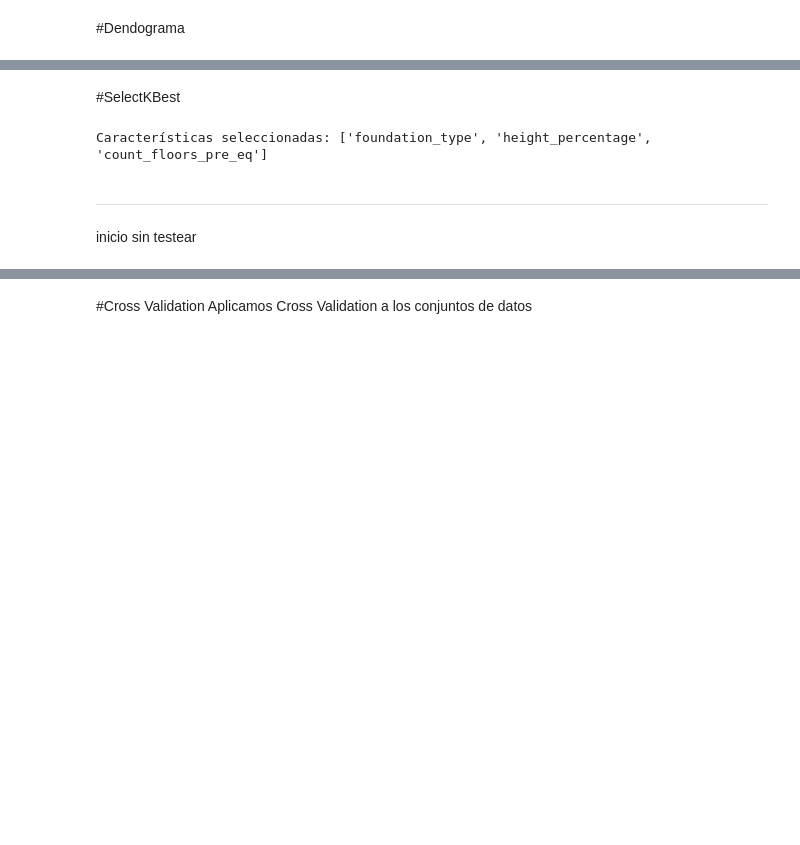
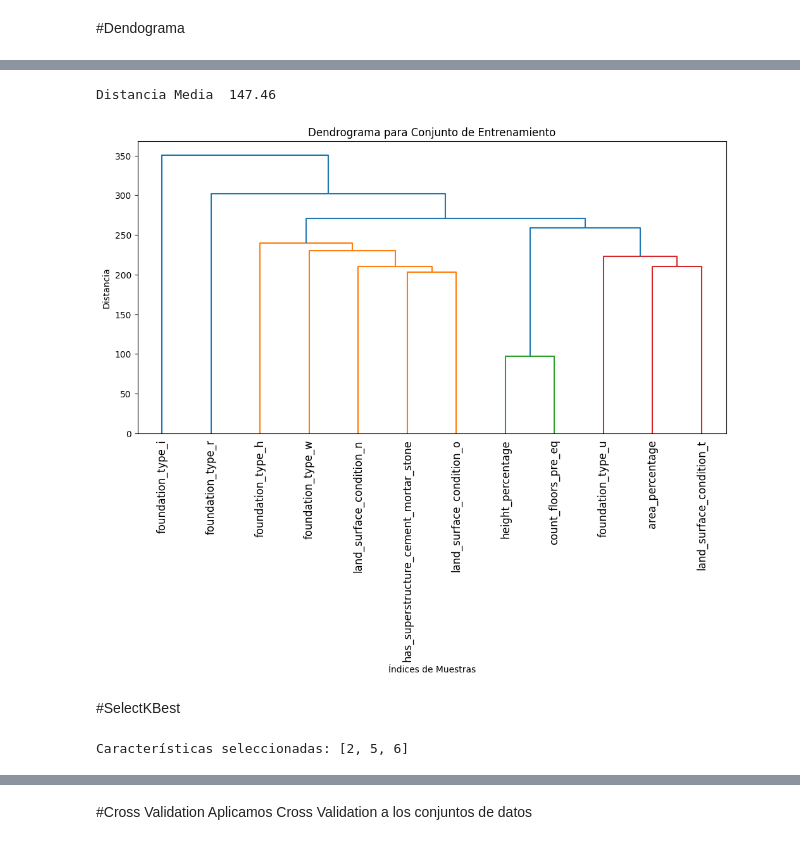
Before and after one commit to JuanArmas/BigDataSNS, a Jupyter notebook: Actividad_3_7_Terremotos_Juan_Armas.ipynb, the cells around one changed output, grey strips where cells are left out. Cells and saved outputs as stored; diff of their text form; code cells hidden in the pictures; blank space fills up the shorter version.

```diff
--- a/Actividad_3_7_Terremotos_Juan_Armas.ipynb
+++ b/Actividad_3_7_Terremotos_Juan_Armas.ipynb
@@ -186,0 +253,10 @@ Dimensiones del conjunto de entrenamiento reducido: (10000, 10) (10000,)
+# %%
+# Inicializamos SMOTE
+smote = SMOTE(random_state=42)
+
+# Aplicamos SMOTE solo al conjunto de entrenamiento
+X_train_resampled, y_train_resampled = smote.fit_resample(X_train, y_train_encoded)
+
+# Verificamos las proporciones de clases después de aplicar SMOTE
+print("Frecuencia de clases en y_train_resampled:")
+print(pd.Series(y_train_resampled).value_counts(normalize=True))
@@ -201,0 +302,6 @@ plt.show()
+# %%
+# Para obtener el dendograma con el agrupamiento por características, se hace necesario obtener la transpuesta de la matriz del dataset
+X_train_resampled.columns.to_list()
+
+X_train_resampled_T = X_train_resampled.T
+X_train_resampled_T
@@ -202,2 +323,27 @@ plt.show()
+# %%
+dist = sklearn.neighbors.DistanceMetric.get_metric('euclidean')
+D = dist.pairwise(X_train_resampled_T)
+avD = np.average(D)
+print("Distancia Media\t {:6.2f}".format(avD))
+
+# 2. Constuimos el dendograma
+# Recordar que el valor de corte del dendograma (threshold) debe fijarse a mano.
+# Hemos decidido que 50 es un buen valor en estos datos. Tener en cuenta que no hay una solución correcta.
+
+from scipy import cluster
+import matplotlib.pyplot as plt
+plt.figure(figsize=(12, 6))
+plt.title('Dendrograma para Conjunto de Entrenamiento')
+plt.xlabel('Índices de Muestras')
+plt.ylabel('Distancia')
+# threshold_2 = 50
+threshold_2 = 255
+# Seleccionamos como distancia intercluster el vecino más alejado (complete)
+clusters = cluster.hierarchy.linkage(D, method='complete')
+cluster.hierarchy.dendrogram(clusters, color_threshold=threshold_2, labels=X_train_encoded.columns.to_list(), leaf_rotation=90)
+plt.show()
+# %% [output]
+Distancia Media  147.46
+[figure, added]
 # %% [markdown]
 #SelectKBest
@@ -210,21 +359,18 @@ plt.show()
 selector = SelectKBest(f_classif, k=3)
 
 # Ajusta el selector con los datos de entrenamiento escalados y las etiquetas de entrenamiento
-selector.fit(X_train_combined, y_train)
+selector.fit(X_train_resampled, y_train_resampled)
 
 # Obtén las características seleccionadas
 selected_indices = selector.get_support(indices=True)
-selected_features = [X_train.columns[i] for i in selected_indices]
+selected_features = [X_train_resampled.columns[i] for i in selected_indices]
 
 # Transforma conjuntos de entrenamiento, validación y prueba
-X_train_selected = selector.transform(X_train_combined)
-X_val_selected = selector.transform(X_val_combined)
-X_test_selected = selector.transform(X_test_combined)
+X_train_selected = selector.transform(X_train_resampled)
+X_val_selected = selector.transform(X_val)
+X_test_selected = selector.transform(X_test)
 
 # Imprime las características seleccionadas
 print("Características seleccionadas:", selected_features)
 # %% [output]
-Características seleccionadas: ['foundation_type', 'height_percentage', 'count_floors_pre_eq']
+Características seleccionadas: [2, 5, 6]
-# %% [markdown]
-----------
-inicio sin testear
```
Also changed, not shown: parts of 74 cells of this notebook.
